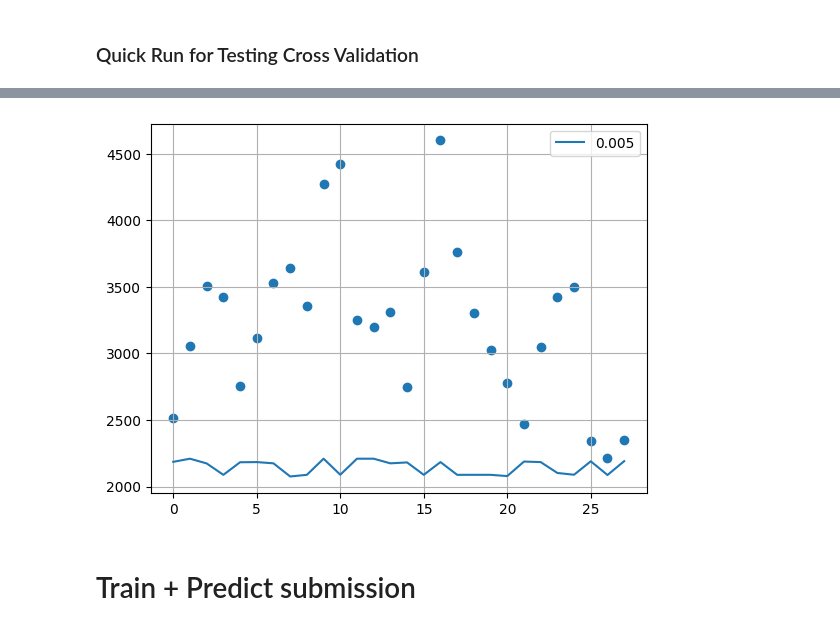
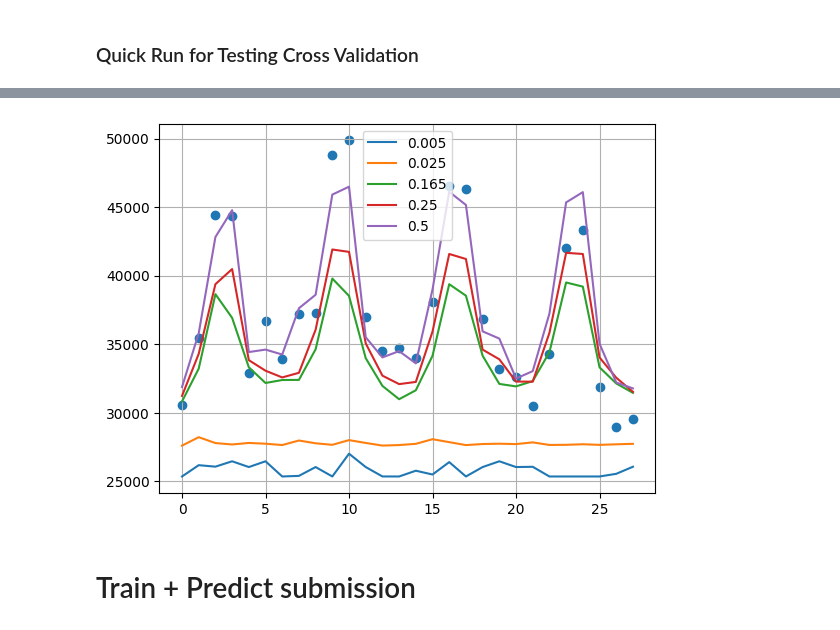
Before and after one commit to CodingNoob234/m5-forecasting-uncertainty, a Jupyter notebook: code/un_training_model_quantiles.ipynb, the cells around one changed output, grey strips where cells are left out. Saved outputs shown, nothing was run; the diff lists cells and outputs as text; code cells hidden in the pictures.

```diff
--- a/code/un_training_model_quantiles.ipynb
+++ b/code/un_training_model_quantiles.ipynb
@@ -160,7 +160,7 @@ class LoadData:
 # %% [markdown]
 ### Test Single Training Run
 # %%
-level = 'Level10'
+level = 'Level1'
 dataLoader = LoadData()
 features, targets = dataLoader.prep_data(level, 1914)
 list(features.columns)
@@ -185,7 +185,7 @@ list(features.columns)
  'days_fwd']
 # %%
 # kfold
-prefixes = ['autoquantiles_']
+prefixes = ['seasonal', 'auto_sold_ewm']
 features_train, features_validation, targets_train, targets_validation =\
     train_test_split(features, targets, test_size = 28, shuffle=False, random_state=42)
     # train_test_split(features[[c for c in features.columns if prefixes_in_column(c, prefixes)]], targets, train_size = .8, shuffle=False, random_state=42)
@@ -242,8 +242,6 @@ for q in [0.005, 0.025, 0.135, 0.25, 0.5, 0.75, 0.865, 0.975, 0.995]:
     )
     plt.plot(mod.predict(features_validation), label = f'{q}')
 
-    break
-
 # # plot prediction vs. true outcome (with quantile regression, this should correspond to confidence bounds)
 # n = 100000000
 # idx = targets_validation[:n].index
@@ -343,7 +345,7 @@ param_grid = {
 }
 # %%
 # test grid search for all quantiles
-for q in QUANTILES:
+for q in QUANTILES[:5]:
 
     # of course, update quantile in params
     params['alpha'] = q
@@ -355,7 +357,6 @@ for q in QUANTILES:
     )
     predictions = mod.predict(features_validation)
     plt.plot(predictions, label = str(q))
-    break
 
 plt.scatter(range(len(targets_validation)), targets_validation)
 plt.legend()
@@ -367,4 +376,4 @@ plt.show()
-[figure, old version]
+[figure, new version]
 # %% [markdown]
 # Train + Predict submission
 # %%
```
Also changed, not shown: parts of 6 cells of this notebook, 2 other files.
